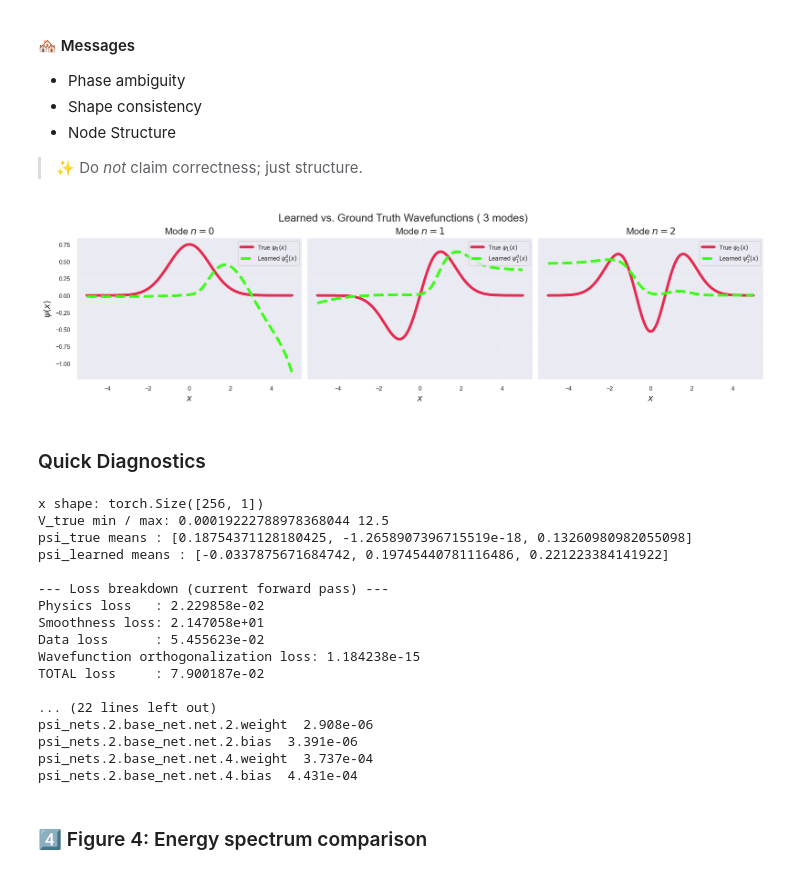
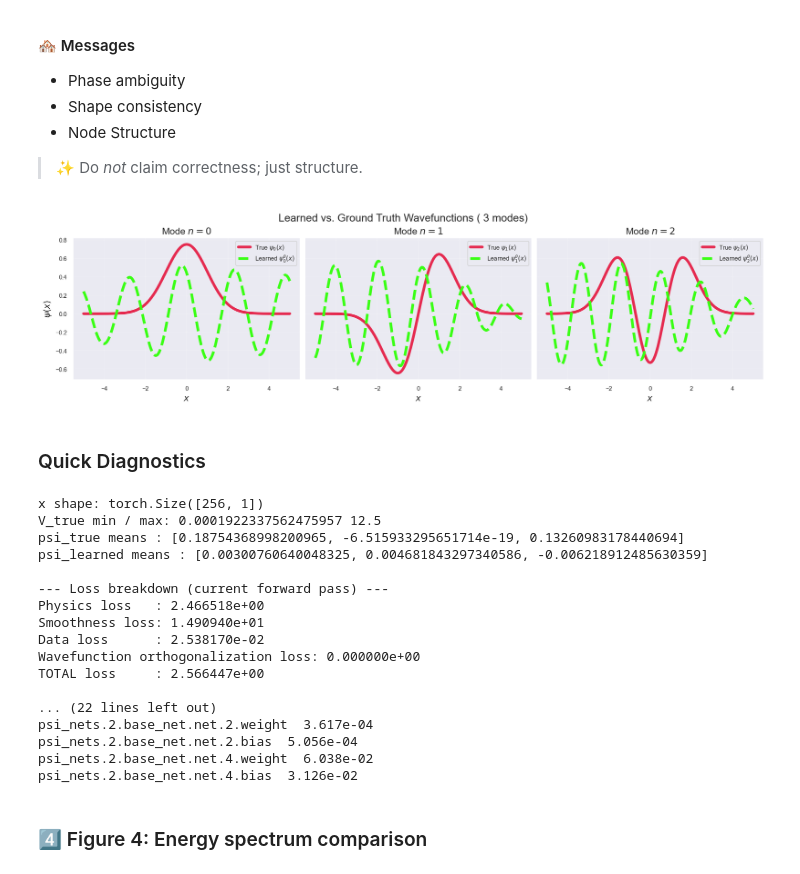
Before and after one commit to Scriber-Labs/lf-pinn-inverse-schrodinger, a Jupyter notebook: notebooks/demo.ipynb, the cells around one changed output. Drawn from its saved outputs; the diff is of its cells as text; code cells hidden in the pictures.

```diff
--- a/notebooks/demo.ipynb
+++ b/notebooks/demo.ipynb
@@ -15,8 +15,8 @@ import matplotlib as mpl
 mpl.rcParams["font.family"] = "DejaVu Sans"   # works on all OSes
 
 # Figures
-#import seaborn as sns
-#sns.set_theme(style="whitegrid")
+import seaborn as sns
+sns.set_theme()
 #plt.rcParams.update({
 #    "figure.figsize": (8, 5),
 #    "font.size": 12,
@@ -29,7 +29,7 @@ mpl.rcParams["font.family"] = "DejaVu Sans"   # works on all OSes
 # Repo imports (assumes repo root is on PYTHONPATH)
 from model import InverseSchrodingerModel
 from utils import make_grid, set_global_seed
-from physics import tise_loss, potential_smoothness_loss, wavefunction_normalization_loss
+from physics import tise_loss, potential_smoothness_loss, energy_ordering_loss
 from inverse import data_mismatch_loss
 from pod import pod_decomposition, cross_overlap_matrix
 from train import train_step
@@ -38,6 +38,8 @@ from visualizations import *
 set_global_seed(27)
 
 device = torch.device("cuda" if torch.cuda.is_available() else "cpu")
+torch.set_default_dtype(torch.float64)
 print(f"Using device: {device}")
+print(f"Using dtype : {torch.get_default_dtype()}")
 # %% [output]
 Using device: cpu
@@ -274,36 +272,36 @@ fig = plot_potential(
 # %%
 def _as_float(
         tensor: torch.Tensor,
-        target_dtype: torch.dtype = torch.float32,
+        target_dtype: torch.dtype = torch.float64,
 ) -> torch.Tensor:
     """Return a contiguous 1-D tensor with the desired dtype."""
     return tensor.squeeze().to(dtype=target_dtype)
 
 # Aligned signs
 aligned_psi = []
-for true_wf, learned_wf in zip(psi_true, model.psi_theta(x)):
-    true_fp = _as_float(true_wf)        # defaults to float32
-    learned_fp = _as_float(learned_wf)  # ensures learned_fp is also float32
+for true_wf, learned_wf in zip(psi_true, model.psi_theta(x, dx)):
+    true_fp = _as_float(true_wf)        # defaults to float64
+    learned_fp = _as_float(learned_wf)  # ensures learned_fp is also float64
     overlap = torch.dot(true_fp, learned_fp)
     aligned_psi.append(-learned_wf if overlap < 0 else learned_wf)
 
 psi_learned_detached = [
     wf.detach() for wf in aligned_psi
 ]
 
 psi_true_detached = [
     wf.detach() for wf in psi_true
 ]
 
 wf_path = pathlib.Path("../artifacts/demo_visuals/learned_wavefunctions.png")
 fig = plot_wavefunctions(
     x=x,
     psi_true=psi_true_detached,
     psi_learned=psi_learned_detached,
     out_path=wf_path,
 )
 # %% [output]
-[figure, old version]
+[figure, new version]
 # %% [markdown]
 ### Quick Diagnostics
 # %%
@@ -321,7 +319,7 @@ print("psi_learned means :", [p.mean().item() for p in psi_learned_detached])
 model.train()                     # put the model in training mode (drops dropout, etc.)
 
 V_pred      = model.V_theta(x)                # (N, 1)
-psi_pred    = model.psi_theta(x)              # list of (N, 1) tensors
+psi_pred    = model.psi_theta(x, dx)          # list of (N, 1) tensors
 E_pred      = model.E_theta()                 # (n_states,)
 
 # ------------------------------------------------------------------
@@ -336,22 +334,22 @@ L_smooth = potential_smoothness_loss(V_pred, dx)
 # Data‑fit loss (density + energy)
 L_data = data_mismatch_loss(psi_pred, E_pred, rho_obs, E_obs)
 
-# Wavefunction normalization loss
-L_ortho = wavefunction_normalization_loss(psi_pred, dx)
+# Energy ordering loss
+L_ordered = energy_ordering_loss(E_pred)
 
 # Weighted total loss – use the same λ’s you defined earlier
 total_loss = (
     lambdas["data"]    * L_data
     + lambdas["physics"] * L_physics
     + lambdas["smooth"]  * L_smooth
-    + lambdas["ortho"] * L_ortho
+    + lambdas["ordered"] * L_ordered
 )
 
 print("\n--- Loss breakdown (current forward pass) ---")
 print(f"Physics loss   : {L_physics.item():.6e}")
 print(f"Smoothness loss: {L_smooth.item():.6e}")
 print(f"Data loss      : {L_data.item():.6e}")
-print(f"Wavefunction orthogonalization loss: {L_ortho.item():.6e}")
+print(f"Wavefunction orthogonalization loss: {L_ordered.item():.6e}")
 print(f"TOTAL loss     : {total_loss.item():.6e}")
 
 # --------------------------------------------------------------
@@ -372,22 +370,22 @@ for name, param in model.named_parameters():
         print(f"{name:30s}  No grad")
 # %% [output]
 x shape: torch.Size([256, 1])
-V_true min / max: 0.00019222788978368044 12.5
-psi_true means : [0.18754371128180425, -1.2658907396715519e-18, 0.13260980982055098]
-psi_learned means : [-0.0337875671684742, 0.19745440781116486, 0.221223384141922]
+V_true min / max: 0.0001922337562475957 12.5
+psi_true means : [0.18754368998200965, -6.515933295651714e-19, 0.13260983178440694]
+psi_learned means : [0.00300760640048325, 0.004681843297340586, -0.006218912485630359]
 
 --- Loss breakdown (current forward pass) ---
-Physics loss   : 2.229858e-02
-Smoothness loss: 2.147058e+01
-Data loss      : 5.455623e-02
-Wavefunction orthogonalization loss: 1.184238e-15
-TOTAL loss     : 7.900187e-02
+Physics loss   : 2.466518e+00
+Smoothness loss: 1.490940e+01
+Data loss      : 2.538170e-02
+Wavefunction orthogonalization loss: 0.000000e+00
+TOTAL loss     : 2.566447e+00
 
 ... (22 lines left out)
-psi_nets.2.base_net.net.2.weight  2.908e-06
-psi_nets.2.base_net.net.2.bias  3.391e-06
-psi_nets.2.base_net.net.4.weight  3.737e-04
-psi_nets.2.base_net.net.4.bias  4.431e-04
+psi_nets.2.base_net.net.2.weight  3.617e-04
+psi_nets.2.base_net.net.2.bias  5.056e-04
+psi_nets.2.base_net.net.4.weight  6.038e-02
+psi_nets.2.base_net.net.4.bias  3.126e-02
 # %% [markdown]
 ### 4️⃣ Figure 4: Energy spectrum comparison
 # %%
```
Also changed, not shown: parts of 13 cells of this notebook, 14 other files.
